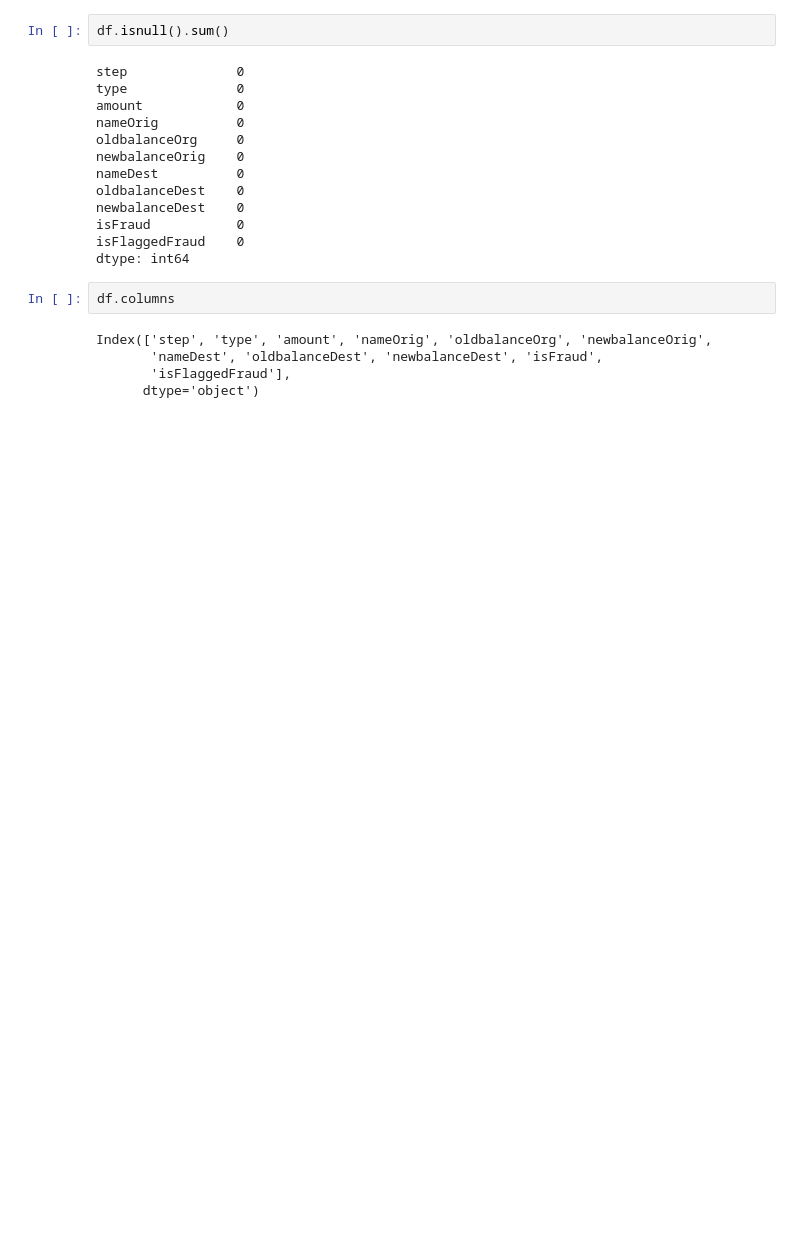
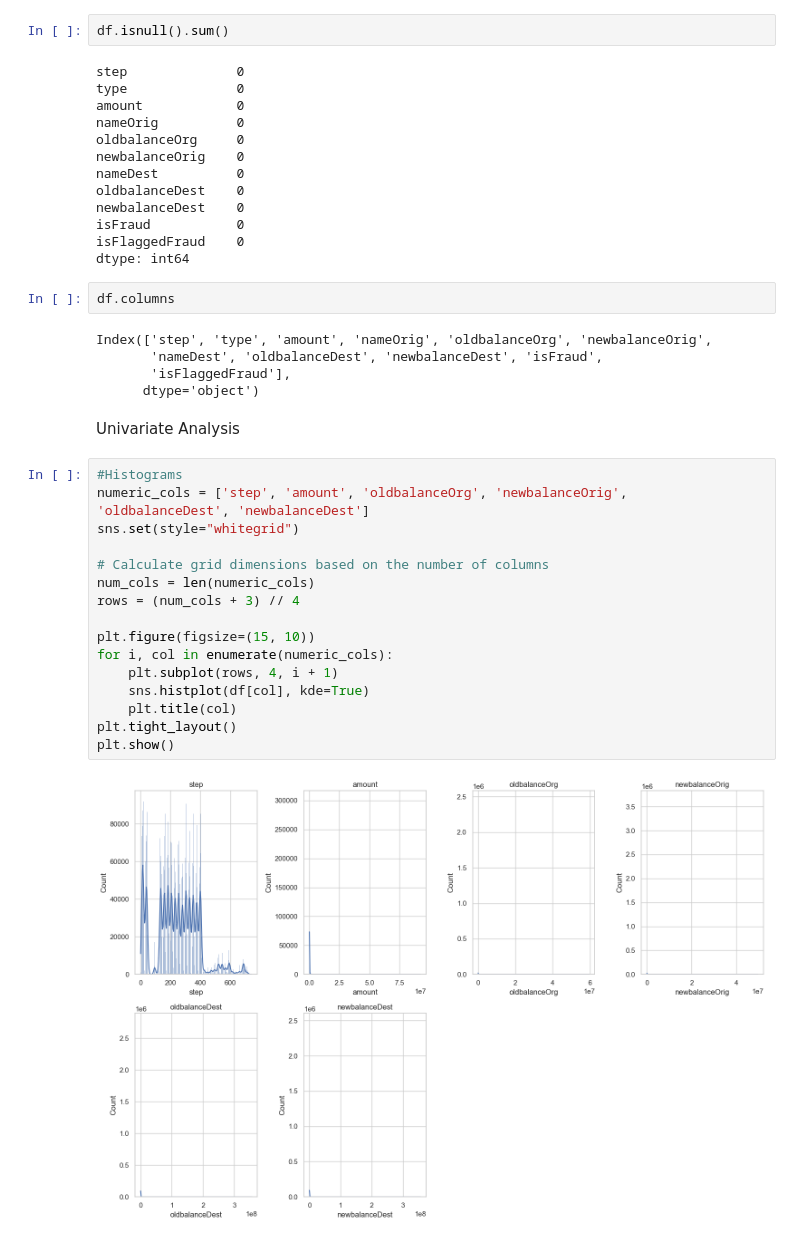
Before and after one commit to Seribii1o1/ML_Financial_Fraud_Detection, a Jupyter notebook: EDA.ipynb, the cells around one changed output. Saved outputs shown, nothing was run; the diff lists cells and outputs as text; blank space fills up the shorter version.

Commit message:
Histograms

```diff
--- a/EDA.ipynb
+++ b/EDA.ipynb
@@ -99,3 +103,23 @@ Index(['step', 'type', 'amount', 'nameOrig', 'oldbalanceOrg', 'newbalanceOrig',
        'nameDest', 'oldbalanceDest', 'newbalanceDest', 'isFraud',
        'isFlaggedFraud'],
       dtype='object')
+# %% [markdown]
+Univariate Analysis
+# %%
+#Histograms
+numeric_cols = ['step', 'amount', 'oldbalanceOrg', 'newbalanceOrig', 'oldbalanceDest', 'newbalanceDest']
+sns.set(style="whitegrid")
+
+# Calculate grid dimensions based on the number of columns
+num_cols = len(numeric_cols)
+rows = (num_cols + 3) // 4
+
+plt.figure(figsize=(15, 10))
+for i, col in enumerate(numeric_cols):
+    plt.subplot(rows, 4, i + 1)
+    sns.histplot(df[col], kde=True)
+    plt.title(col)
+plt.tight_layout()
+plt.show()
+# %% [output]
+[figure, added]
```
Also changed, not shown: parts of 1 cell of this notebook.
